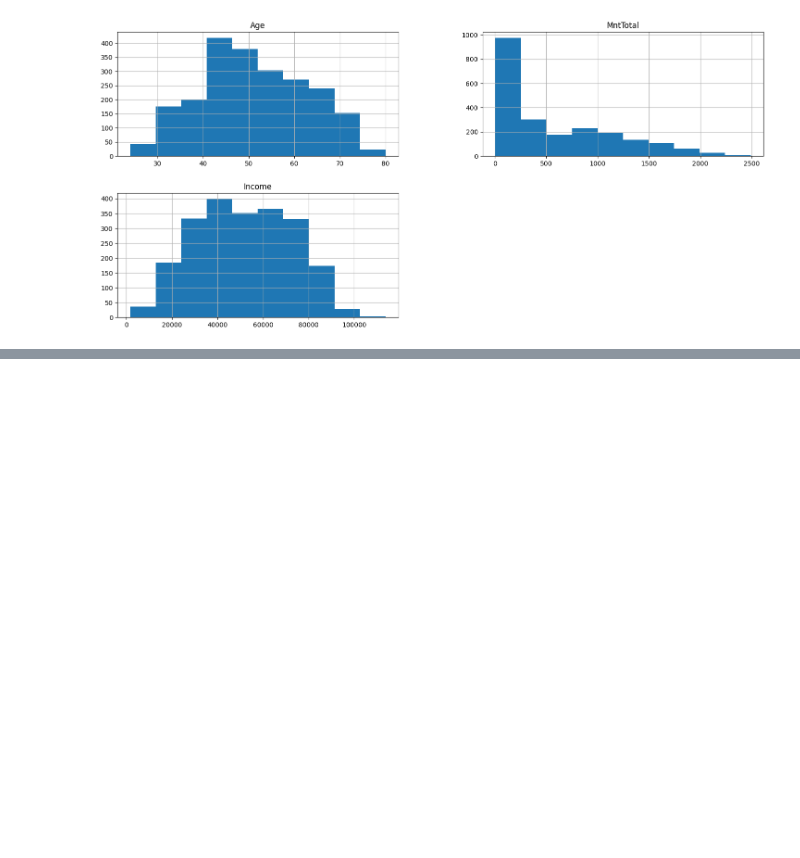
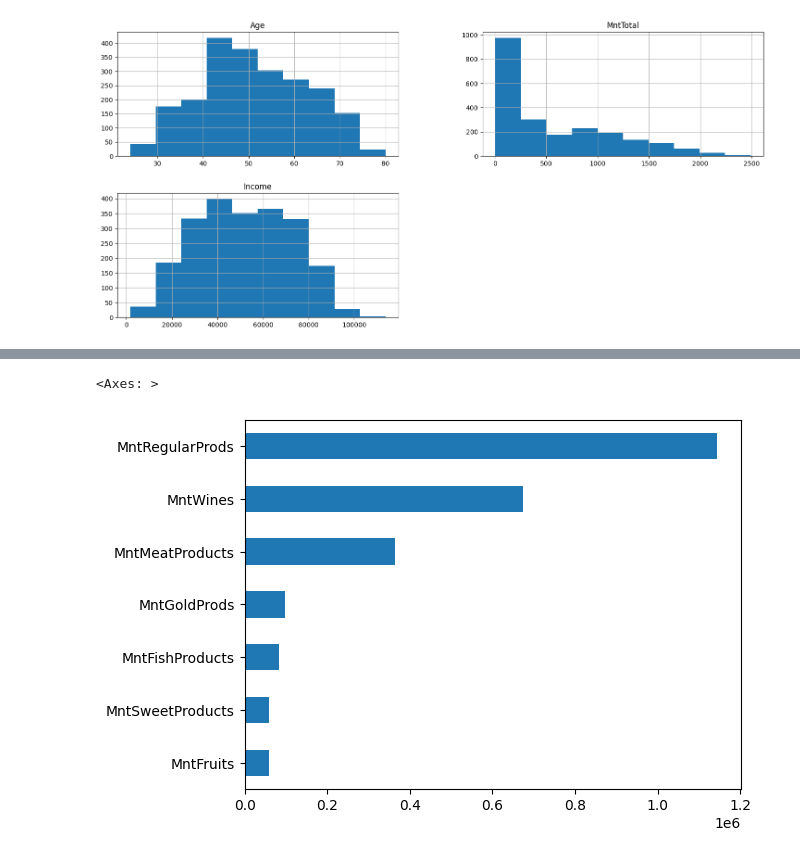
Before and after one commit to evertonenrico/Ifood_Insights, a Jupyter notebook: Ifood_Dataset/Import_DataSet_Ifood.ipynb, the cells around one changed output, grey strips where cells are left out. Cells and saved outputs as stored; diff of their text form; code cells hidden in the pictures; blank space fills up the shorter version.

```diff
--- a/Ifood_Dataset/Import_DataSet_Ifood.ipynb
+++ b/Ifood_Dataset/Import_DataSet_Ifood.ipynb
@@ -299,0 +310,5 @@ array([[<Axes: title={'center': 'Age'}>,
+# %%
+df.iloc[:,5:12].sum().sort_values().plot(kind = 'barh')
+# %% [output]
+<Axes: >
+[figure, added]
```
Also changed, not shown: parts of 2 cells of this notebook.
